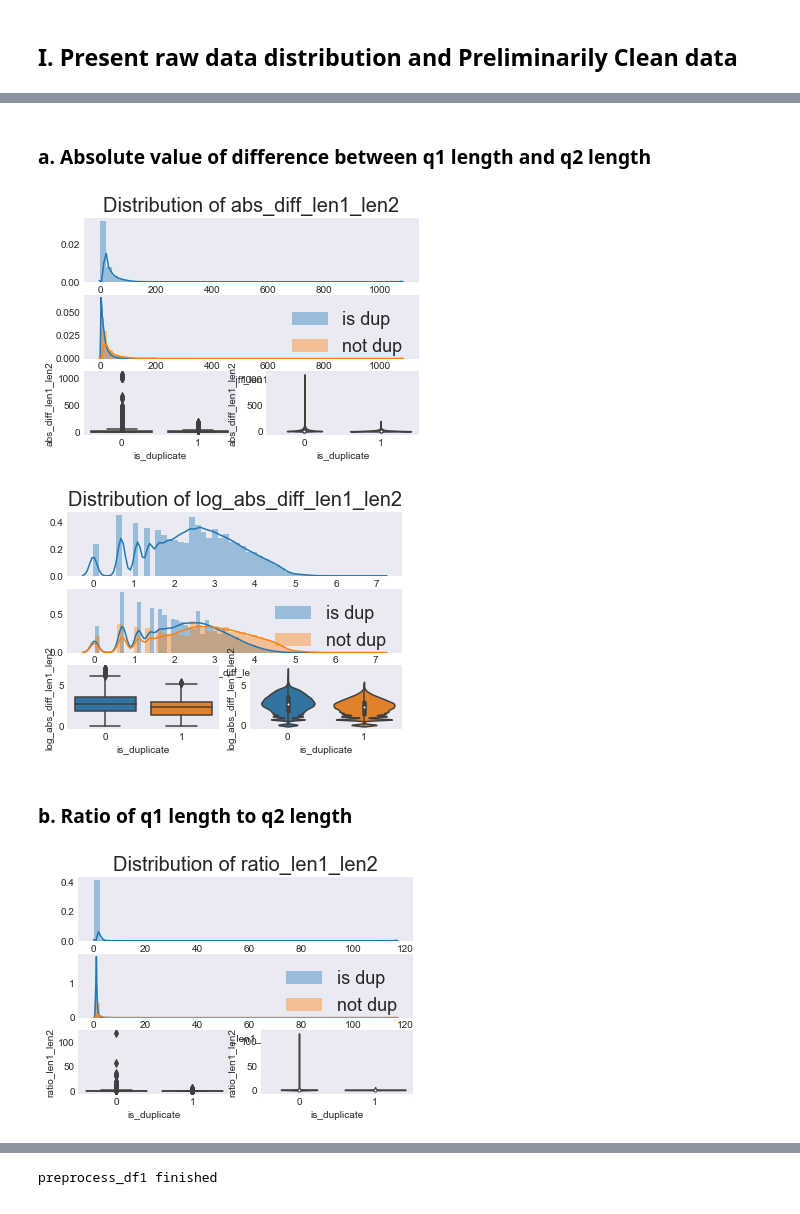
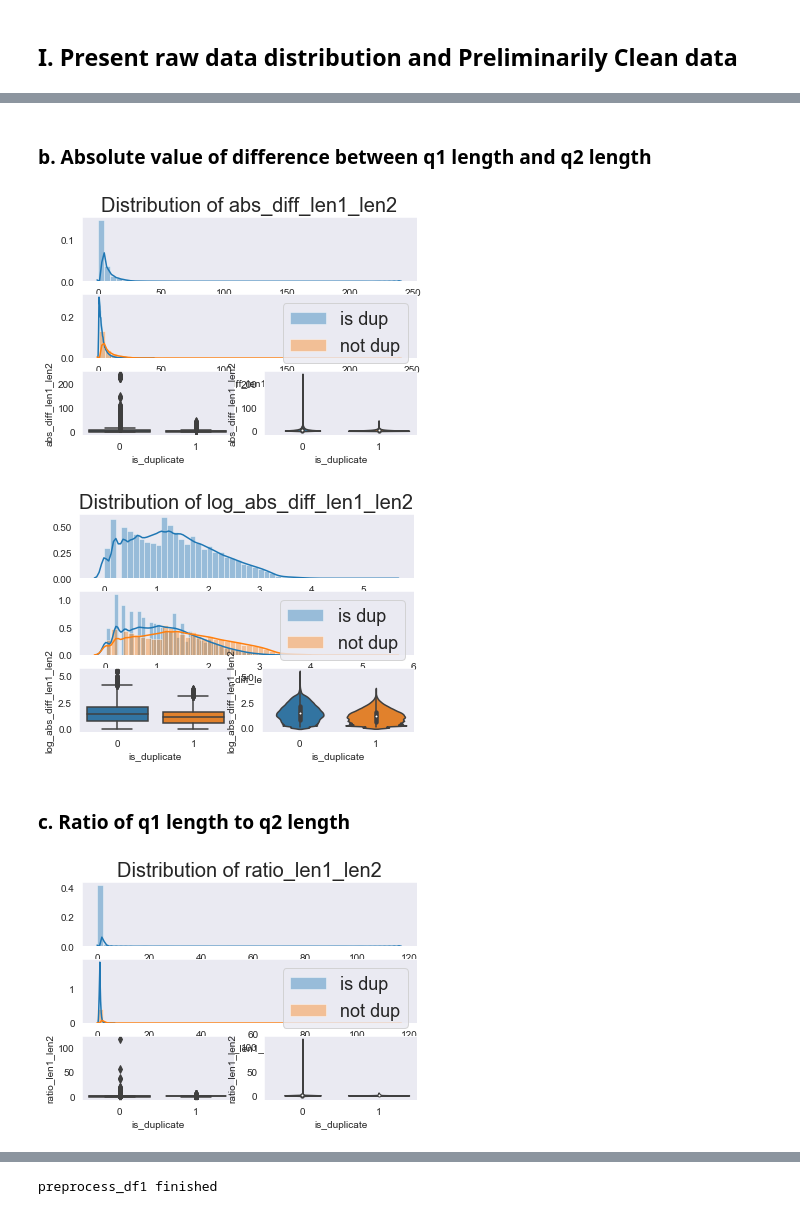
Before and after one commit to HaoDong96/MSCI641_NLP_QuoraDup, a Jupyter notebook: project.ipynb, the cells around one changed output, grey strips where cells are left out. Saved outputs shown, nothing was run; the diff lists cells and outputs as text; code cells hidden in the pictures.

```diff
--- a/project.ipynb
+++ b/project.ipynb
@@ -45,4 +43,6 @@ NUM_K_FOLDS = 1
 
 BATCH_SIZE = 256
 N_EPOCHS = 10
+
+AVG_WORD_CHAR_NUM = 4.5
 # %% [output]
@@ -90,0 +92,3 @@ def plot_real_feature(fname):
+# %%
+train_df['q1_len'] = train_df['question1'].str.len().astype(np.float32)/AVG_WORD_CHAR_NUM
+train_df['q2_len'] = train_df['question2'].str.len().astype(np.float32)/AVG_WORD_CHAR_NUM
@@ -91,25 +101,23 @@ def plot_real_feature(fname):
 # %% [markdown]
-### a. Absolute value of difference between q1 length and q2 length
+### b. Absolute value of difference between q1 length and q2 length
 # %%
-train_df['q1_len'] = train_df['question1'].str.len().astype(np.float32)
-train_df['q2_len'] = train_df['question2'].str.len().astype(np.float32)
 train_df['abs_diff_len1_len2'] = np.abs(train_df['q1_len'] - train_df['q2_len']).replace(np.nan, 0)
 plot_real_feature('abs_diff_len1_len2')
 # %% [output]
-[figure, old version]
+[figure, new version]
 # %%
 train_df['log_abs_diff_len1_len2'] = np.log(train_df['abs_diff_len1_len2'] + 1)
 plot_real_feature('log_abs_diff_len1_len2')
 # %% [output]
-[figure, old version]
+[figure, new version]
 # %% [markdown]
-### b. Ratio of  q1 length to q2 length
+### c. Ratio of  q1 length to q2 length
 # %%
 train_df['ratio_len1_len2'] = train_df['q1_len'].apply(lambda x: x if x > 0.0 else 1.0)/\
                         train_df['q2_len'].apply(lambda x: x if x > 0.0 else 1.0)
 plot_real_feature('ratio_len1_len2')
 # %% [output]
-[figure, old version]
+[figure, new version]
 # %%
 train_df['log_ratio_len1_len2'] = np.log(train_df['ratio_len1_len2'] + 1)
 plot_real_feature('log_ratio_len1_len2')
```
Also changed, not shown: parts of 8 cells of this notebook, 10 other files.
